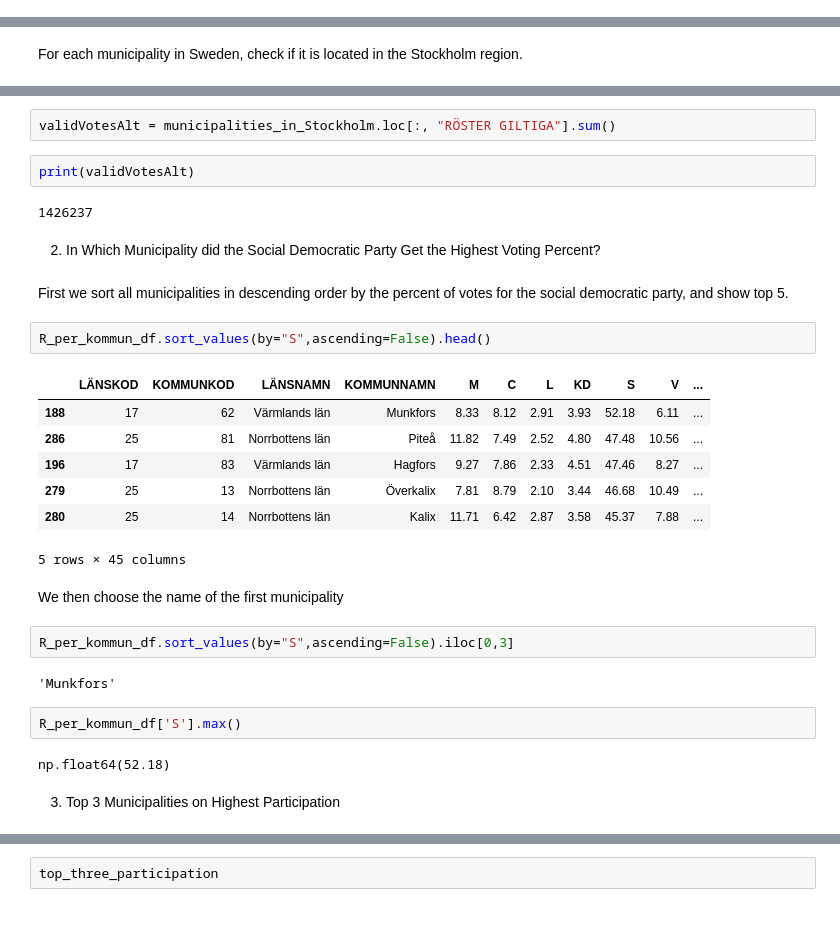
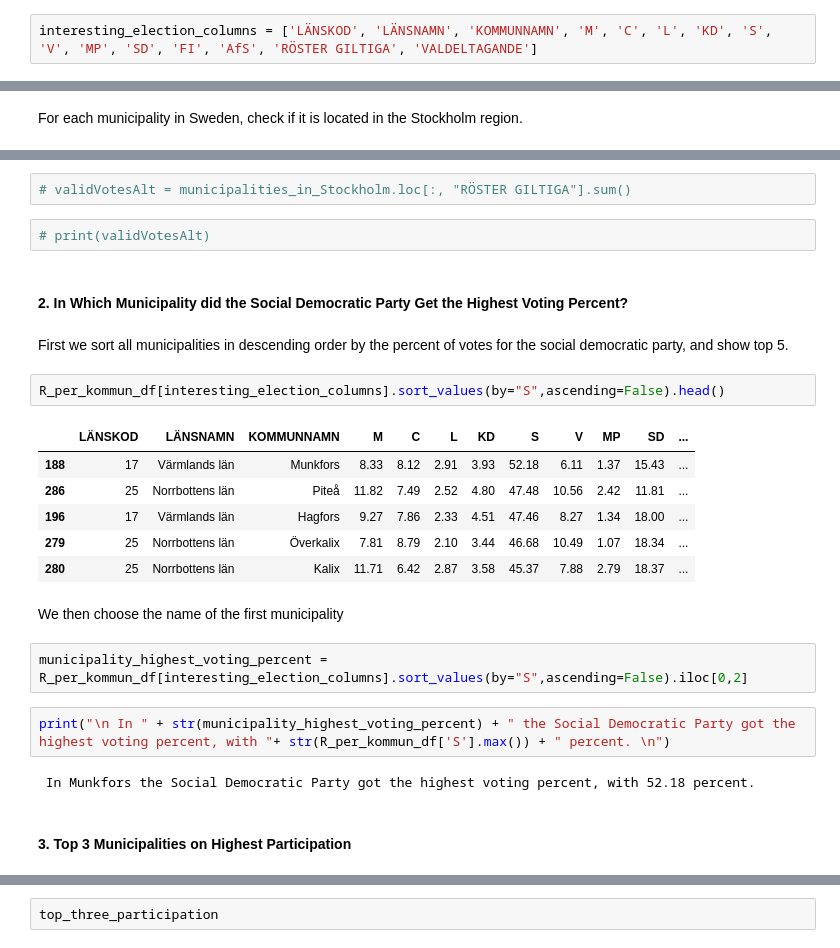
Before and after one commit to totatorbj/su-mt4007, a Jupyter notebook: HW2/HW2.ipynb, the cells around one changed output, grey strips where cells are left out. Drawn from its saved outputs; the diff is of its cells as text; blank space fills up the shorter version.

```diff
--- a/HW2/HW2.ipynb
+++ b/HW2/HW2.ipynb
@@ -432,0 +305,2 @@ We have to select the municipalities in the Stockholm region and then sum all "R
+# %%
+interesting_election_columns = ['LÄNSKOD', 'LÄNSNAMN', 'KOMMUNNAMN', 'M', 'C', 'L', 'KD', 'S', 'V', 'MP', 'SD', 'FI', 'AfS', 'RÖSTER GILTIGA', 'VALDELTAGANDE']
@@ -516,33 +364,30 @@ Another way to compute this number is
 # %%
-validVotesAlt = municipalities_in_Stockholm.loc[:, "RÖSTER GILTIGA"].sum()
+# validVotesAlt = municipalities_in_Stockholm.loc[:, "RÖSTER GILTIGA"].sum()
 # %%
-print(validVotesAlt)
+# print(validVotesAlt)
-# %% [output]
-1426237
-# %% [markdown]
-2. In Which Municipality did the Social Democratic Party Get the Highest Voting Percent?<Br>
+# %% [markdown]
+
+#### 2. In Which Municipality did the Social Democratic Party Get the Highest Voting Percent?<Br>
 # %% [markdown]
 First we sort all municipalities in descending order by the percent of votes for the social democratic party, and show top 5.
 # %%
-R_per_kommun_df.sort_values(by="S",ascending=False).head()
+R_per_kommun_df[interesting_election_columns].sort_values(by="S",ascending=False).head()
 # %% [output]
-|  | LÄNSKOD | KOMMUNKOD | LÄNSNAMN | KOMMUNNAMN | M | C | L | KD | S | V | ... |
-| 188 | 17 | 62 | Värmlands län | Munkfors | 8.33 | 8.12 | 2.91 | 3.93 | 52.18 | 6.11 | ... |
-| 286 | 25 | 81 | Norrbottens län | Piteå | 11.82 | 7.49 | 2.52 | 4.80 | 47.48 | 10.56 | ... |
-| 196 | 17 | 83 | Värmlands län | Hagfors | 9.27 | 7.86 | 2.33 | 4.51 | 47.46 | 8.27 | ... |
-| 279 | 25 | 13 | Norrbottens län | Överkalix | 7.81 | 8.79 | 2.10 | 3.44 | 46.68 | 10.49 | ... |
-| 280 | 25 | 14 | Norrbottens län | Kalix | 11.71 | 6.42 | 2.87 | 3.58 | 45.37 | 7.88 | ... |
+|  | LÄNSKOD | LÄNSNAMN | KOMMUNNAMN | M | C | L | KD | S | V | MP | SD | ... |
+| 188 | 17 | Värmlands län | Munkfors | 8.33 | 8.12 | 2.91 | 3.93 | 52.18 | 6.11 | 1.37 | 15.43 | ... |
+| 286 | 25 | Norrbottens län | Piteå | 11.82 | 7.49 | 2.52 | 4.80 | 47.48 | 10.56 | 2.42 | 11.81 | ... |
+| 196 | 17 | Värmlands län | Hagfors | 9.27 | 7.86 | 2.33 | 4.51 | 47.46 | 8.27 | 1.34 | 18.00 | ... |
+| 279 | 25 | Norrbottens län | Överkalix | 7.81 | 8.79 | 2.10 | 3.44 | 46.68 | 10.49 | 1.07 | 18.34 | ... |
+| 280 | 25 | Norrbottens län | Kalix | 11.71 | 6.42 | 2.87 | 3.58 | 45.37 | 7.88 | 2.79 | 18.37 | ... |
-5 rows × 45 columns
 # %% [markdown]
 We then choose the name of the first municipality
 # %%
-R_per_kommun_df.sort_values(by="S",ascending=False).iloc[0,3]
+municipality_highest_voting_percent = R_per_kommun_df[interesting_election_columns].sort_values(by="S",ascending=False).iloc[0,2]
-# %% [output]
-'Munkfors'
 # %%
-R_per_kommun_df['S'].max()
+print("\n In " + str(municipality_highest_voting_percent) + " the Social Democratic Party got the highest voting percent, with "+ str(R_per_kommun_df['S'].max()) + " percent. \n")
 # %% [output]
-np.float64(52.18)
+ In Munkfors the Social Democratic Party got the highest voting percent, with 52.18 percent.
-# %% [markdown]
-3. Top 3 Municipalities on Highest Participation
+# %% [markdown]
+
+#### 3. Top 3 Municipalities on Highest Participation
 # %%
```
Also changed, not shown: parts of 126 cells of this notebook.
